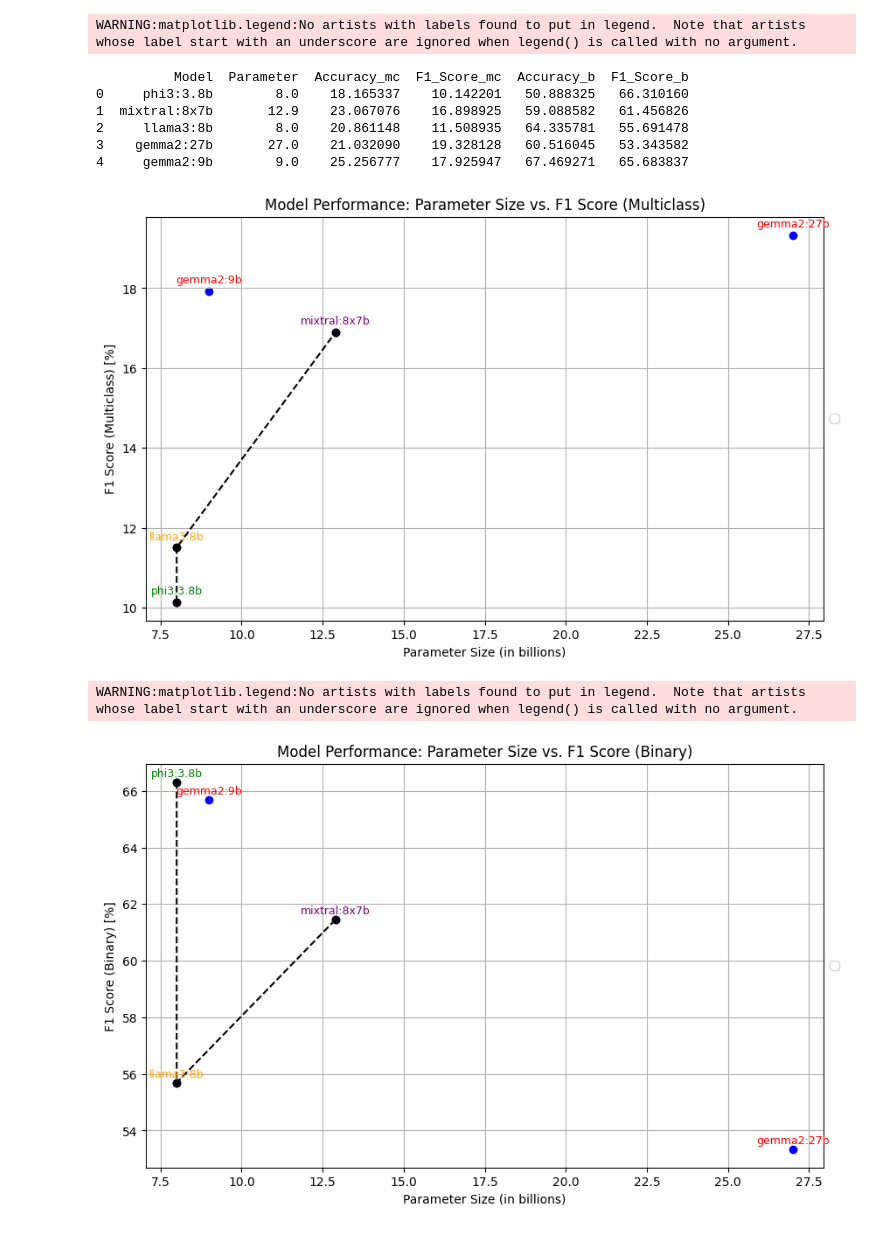
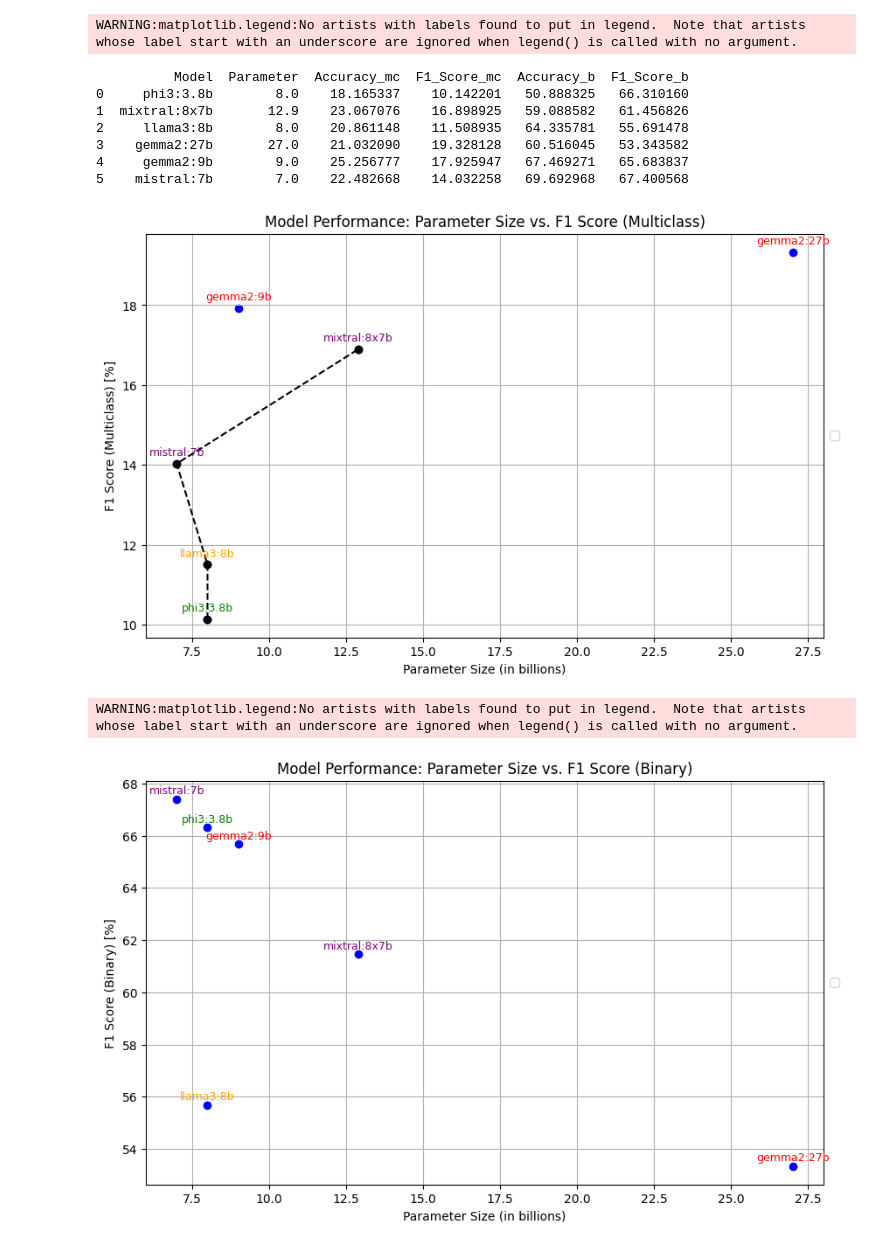
Before and after one commit to basakbozkurt/fact_checking, a Jupyter notebook: metrics_graph.ipynb, the cells around one changed output. Saved outputs shown, nothing was run; the diff lists cells and outputs as text; code cells hidden in the pictures.

```diff
--- a/metrics_graph.ipynb
+++ b/metrics_graph.ipynb
@@ -65,18 +72,6 @@ WARNING:matplotlib.legend:No artists with labels found to put in legend.  Note t
 # %%
 print(df)
 
-label_colors = []
-for model in df['Model']:
-    if 'phi' in model:
-        label_colors.append('green')
-    elif 'mixtral' in model:
-        label_colors.append('purple')
-    elif 'llama' in model:
-        label_colors.append('orange')
-    elif 'gemma' in model:
-        label_colors.append('red')
-    else:
-        label_colors.append('black')
 
 plt.figure(figsize=(10, 6))
 plt.scatter(df['Parameter'], df['Accuracy_b'], color='blue')
@@ -102,23 +98,10 @@ WARNING:matplotlib.legend:No artists with labels found to put in legend.  Note t
 # %%
 print(df)
 
-label_colors = []
-for model in df['Model']:
-    if 'phi' in model:
-        label_colors.append('green')
-    elif 'mixtral' in model:
-        label_colors.append('purple')
-    elif 'llama' in model:
-        label_colors.append('orange')
-    elif 'gemma' in model:
-        label_colors.append('red')
-    else:
-        label_colors.append('black')
 
+selected_df_mc = df[df['Model'].isin(selected_models)].sort_values(by='F1_Score_mc')
+selected_df_b = df[df['Model'].isin(selected_models)].sort_values(by='F1_Score_b')
 
-selected_models = ['phi3:3.8b', 'mixtral:8x7b', 'llama3:8b']
-selected_df_mc = df[df['Model'].isin(selected_models)].sort_values(by='Parameter')
-selected_df_b = df[df['Model'].isin(selected_models)].sort_values(by='Parameter')
 
 
 plt.figure(figsize=(10, 6))
@@ -131,33 +114,34 @@ plt.plot(selected_df_mc['Parameter'], selected_df_mc['F1_Score_mc'], linestyle='
 
 plt.xlabel('Parameter Size (in billions)')
 plt.ylabel('F1 Score (Multiclass) [%]')
 plt.title('Model Performance: Parameter Size vs. F1 Score (Multiclass)')
 plt.legend(loc='center left', bbox_to_anchor=(1, 0.5))
 plt.grid(True)
 plt.show()
 
 plt.figure(figsize=(10, 6))
 plt.scatter(df['Parameter'], df['F1_Score_b'], color='blue')
 
 for i, row in df.iterrows():
     plt.text(row['Parameter'], row['F1_Score_b'] + 0.20, row['Model'], fontsize=9, ha='center', color=label_colors[i])
 
-plt.plot(selected_df_b['Parameter'], selected_df_b['F1_Score_b'], linestyle='--', color='black', marker='o')
+#plt.plot(selected_df_b['Parameter'], selected_df_b['F1_Score_b'], linestyle='--', color='black', marker='o')
 
 plt.xlabel('Parameter Size (in billions)')
 plt.ylabel('F1 Score (Binary) [%]')
 plt.title('Model Performance: Parameter Size vs. F1 Score (Binary)')
 plt.legend(loc='center left', bbox_to_anchor=(1, 0.5))
 plt.grid(True)
 plt.show()
 # %% [output]
 WARNING:matplotlib.legend:No artists with labels found to put in legend.  Note that artists whose label start with an underscore are ignored when legend() is called with no argument.
           Model  Parameter  Accuracy_mc  F1_Score_mc  Accuracy_b  F1_Score_b
 0     phi3:3.8b        8.0    18.165337    10.142201   50.888325   66.310160
 1  mixtral:8x7b       12.9    23.067076    16.898925   59.088582   61.456826
 2     llama3:8b        8.0    20.861148    11.508935   64.335781   55.691478
 3    gemma2:27b       27.0    21.032090    19.328128   60.516045   53.343582
 4     gemma2:9b        9.0    25.256777    17.925947   67.469271   65.683837
+5    mistral:7b        7.0    22.482668    14.032258   69.692968   67.400568
-[figure, old version]
+[figure, new version]
 WARNING:matplotlib.legend:No artists with labels found to put in legend.  Note that artists whose label start with an underscore are ignored when legend() is called with no argument.
-[figure, old version]
+[figure, new version]
```
Also changed, not shown: parts of 2 cells of this notebook.
